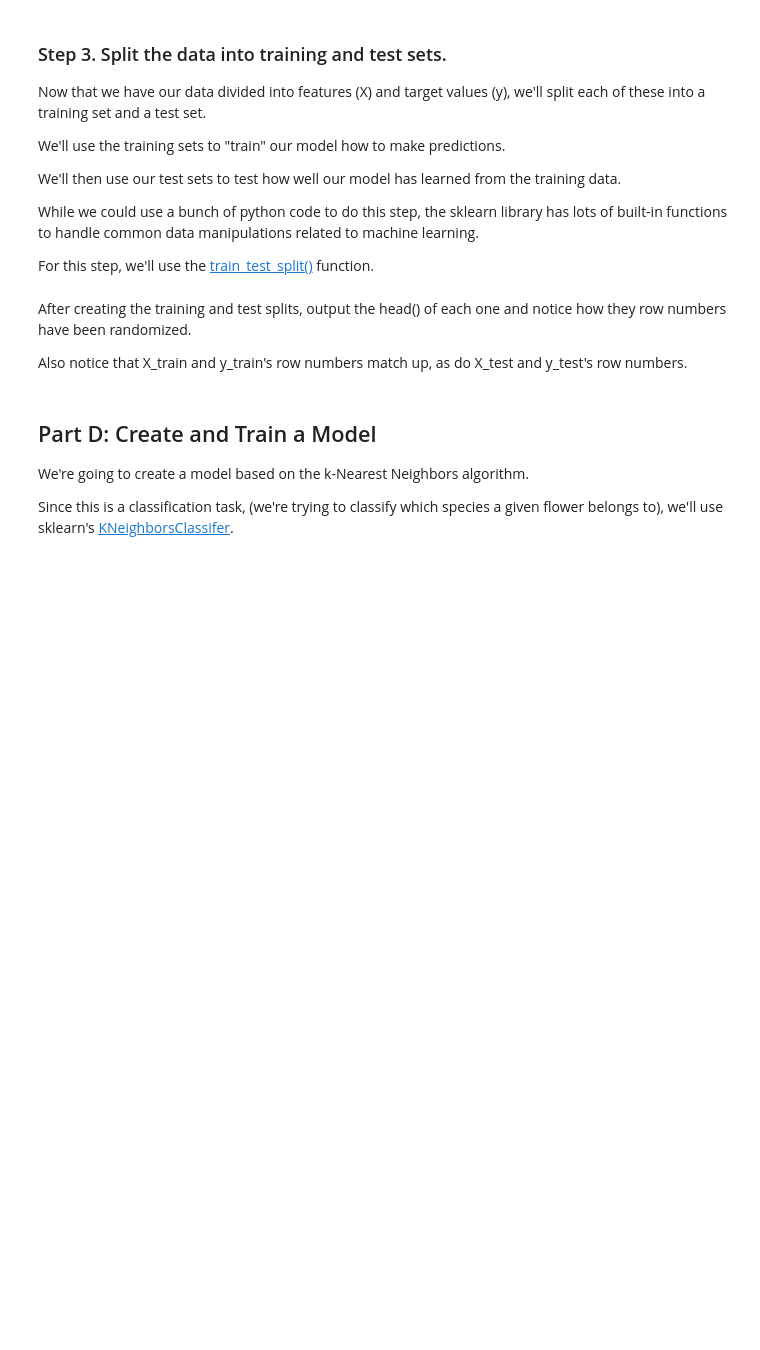
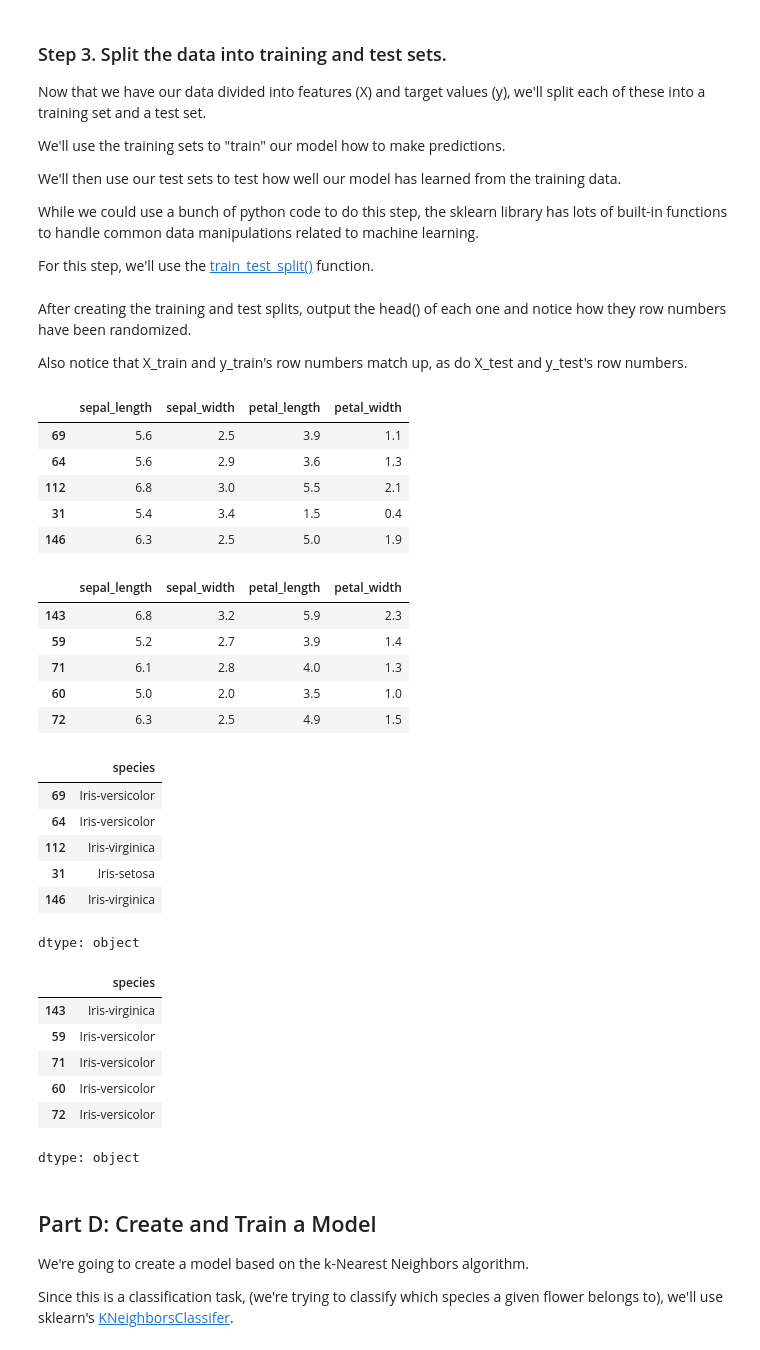
Before and after one commit to regino-pan-a-i/Machine-Learning-Notes, a Jupyter notebook: notebooks/Exploration_04.ipynb, the cells around one changed output. Drawn from its saved outputs; the diff is of its cells as text; code cells hidden in the pictures; blank space fills up the shorter version.

```diff
--- a/notebooks/Exploration_04.ipynb
+++ b/notebooks/Exploration_04.ipynb
@@ -71,3 +109,5 @@ Next we'll create a dataframe called "y" containing the target variable, or the
 # %%
 # Create a new dataframe called y that contians the target we're
 # trying to predict
+y = flowers['species']
+y
@@ -87,12 +142,47 @@ For this step, we'll use the [train_test_split()](https://scikit-learn.org/stabl
 # Import and use the train_test_split() function to split the X and y
 # dataframes into training and test sets.
 #
+from sklearn.model_selection import train_test_split
+
 # The training data should contain 80% of the samples and
 # the test data should contain 20% of the samples.
+X_train, X_test, y_train, y_test = train_test_split(x, y, test_size=0.2)
 # %% [markdown]
 After creating the training and test splits, output the head() of each one and notice how they row numbers have been randomized.
 
 Also notice that X_train and y_train's row numbers match up, as do X_test and y_test's row numbers.
+# %%
+display(X_train.head())
+display(X_test.head())
+display(y_train.head())
+display(y_test.head())
+# %% [output]
+|  | sepal_length | sepal_width | petal_length | petal_width |
+| 69 | 5.6 | 2.5 | 3.9 | 1.1 |
+| 64 | 5.6 | 2.9 | 3.6 | 1.3 |
+| 112 | 6.8 | 3.0 | 5.5 | 2.1 |
+| 31 | 5.4 | 3.4 | 1.5 | 0.4 |
+| 146 | 6.3 | 2.5 | 5.0 | 1.9 |
+|  | sepal_length | sepal_width | petal_length | petal_width |
+| 143 | 6.8 | 3.2 | 5.9 | 2.3 |
+| 59 | 5.2 | 2.7 | 3.9 | 1.4 |
+| 71 | 6.1 | 2.8 | 4.0 | 1.3 |
+| 60 | 5.0 | 2.0 | 3.5 | 1.0 |
+| 72 | 6.3 | 2.5 | 4.9 | 1.5 |
+|  | species |
+| 69 | Iris-versicolor |
+| 64 | Iris-versicolor |
+| 112 | Iris-virginica |
+| 31 | Iris-setosa |
+| 146 | Iris-virginica |
+dtype: object
+|  | species |
+| 143 | Iris-virginica |
+| 59 | Iris-versicolor |
+| 71 | Iris-versicolor |
+| 60 | Iris-versicolor |
+| 72 | Iris-versicolor |
+dtype: object
 # %% [markdown]
 ## Part D: Create and Train a Model
 
```
Also changed, not shown: parts of 8 cells of this notebook.
